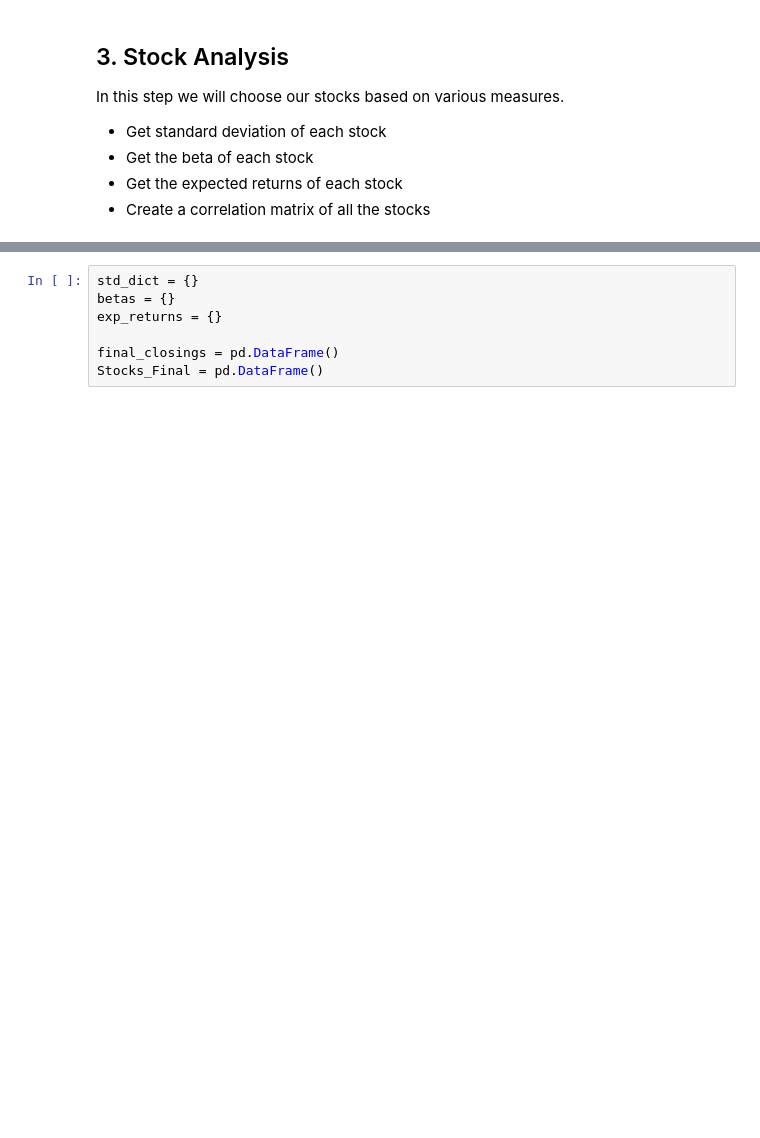
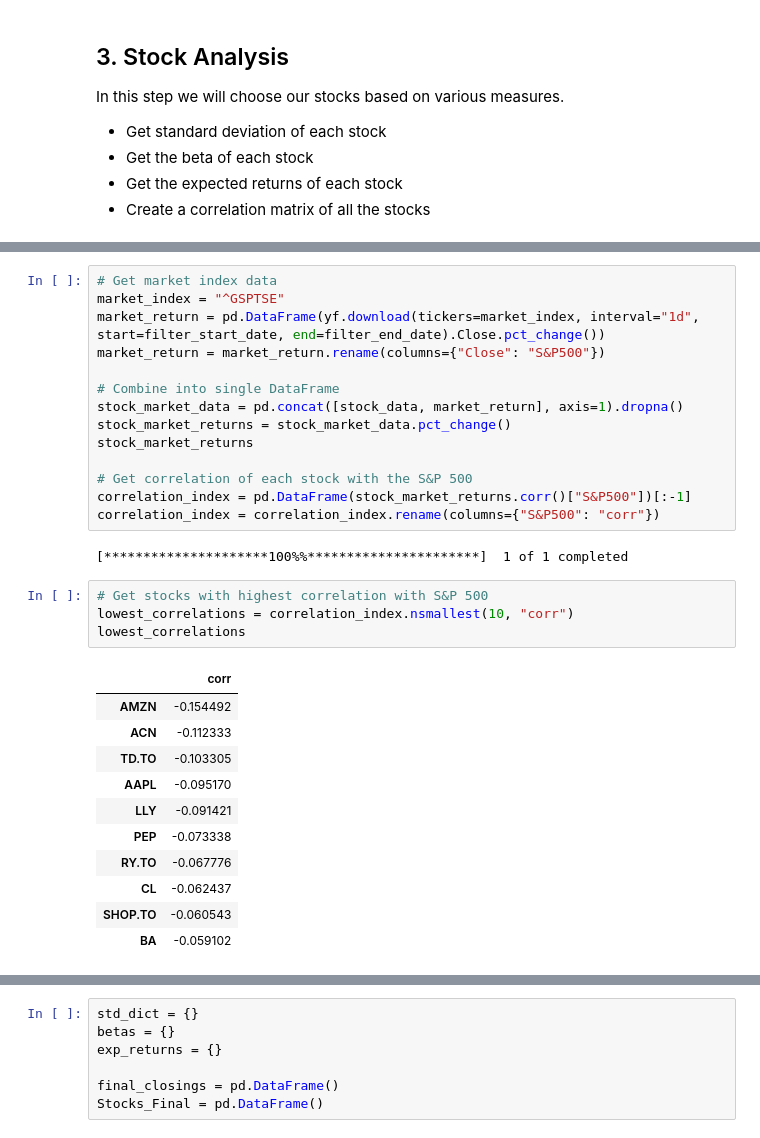
Before and after one commit to Zemelware/robo_stock_advisor, a Jupyter notebook: robo_stock_advisor.ipynb, the cells around one changed output, grey strips where cells are left out. Drawn from its saved outputs; the diff is of its cells as text; blank space fills up the shorter version.

```diff
--- a/robo_stock_advisor.ipynb
+++ b/robo_stock_advisor.ipynb
@@ -204,0 +283,32 @@ In this step we will choose our stocks based on various measures.
+# %%
+# Get market index data
+market_index = "^GSPTSE"
+market_return = pd.DataFrame(yf.download(tickers=market_index, interval="1d", start=filter_start_date, end=filter_end_date).Close.pct_change())
+market_return = market_return.rename(columns={"Close": "S&P500"})
+
+# Combine into single DataFrame
+stock_market_data = pd.concat([stock_data, market_return], axis=1).dropna()
+stock_market_returns = stock_market_data.pct_change()
+stock_market_returns
+
+# Get correlation of each stock with the S&P 500
+correlation_index = pd.DataFrame(stock_market_returns.corr()["S&P500"])[:-1]
+correlation_index = correlation_index.rename(columns={"S&P500": "corr"})
+# %% [output]
+[*********************100%%**********************]  1 of 1 completed
+# %%
+# Get stocks with highest correlation with S&P 500
+lowest_correlations = correlation_index.nsmallest(10, "corr")
+lowest_correlations
+# %% [output]
+|  | corr |
+| AMZN | -0.154492 |
+| ACN | -0.112333 |
+| TD.TO | -0.103305 |
+| AAPL | -0.095170 |
+| LLY | -0.091421 |
+| PEP | -0.073338 |
+| RY.TO | -0.067776 |
+| CL | -0.062437 |
+| SHOP.TO | -0.060543 |
+| BA | -0.059102 |
```
Also changed, not shown: parts of 12 cells of this notebook.
